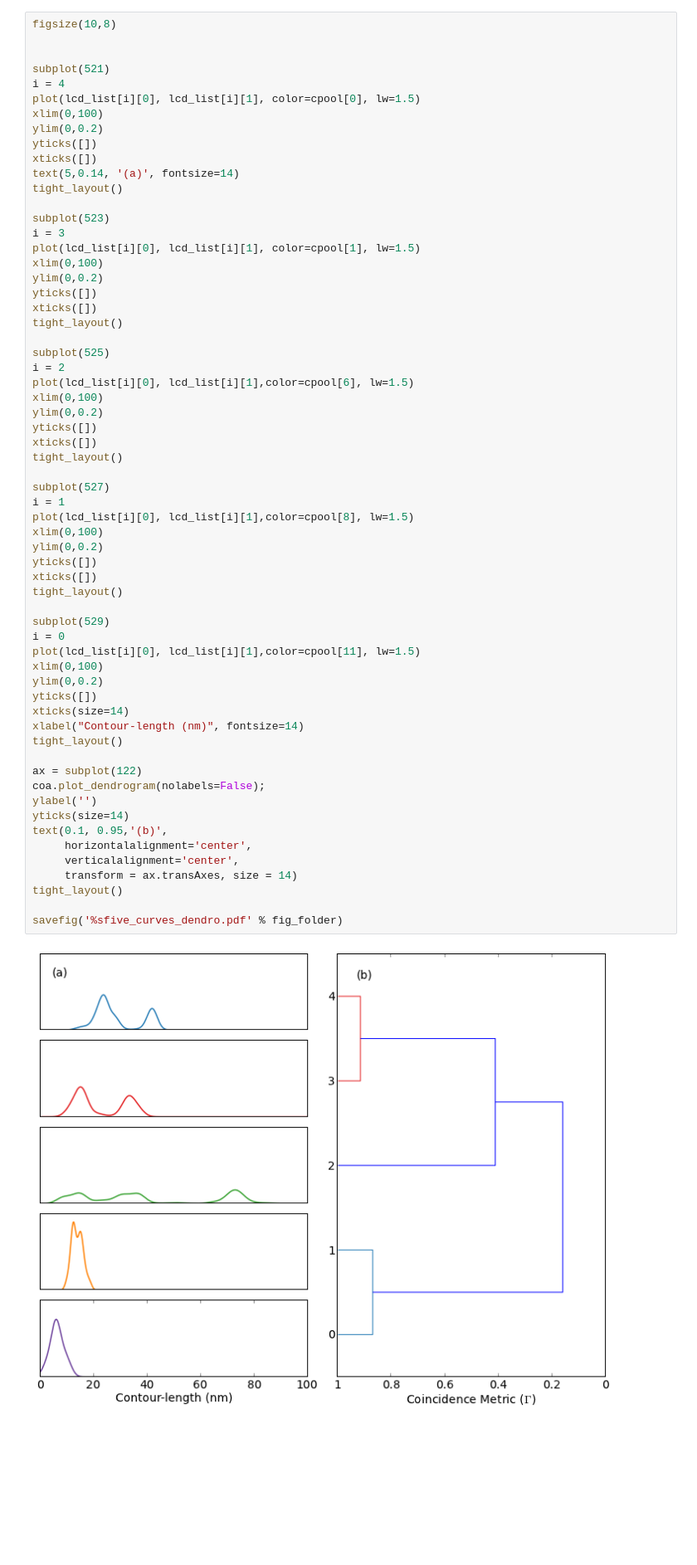
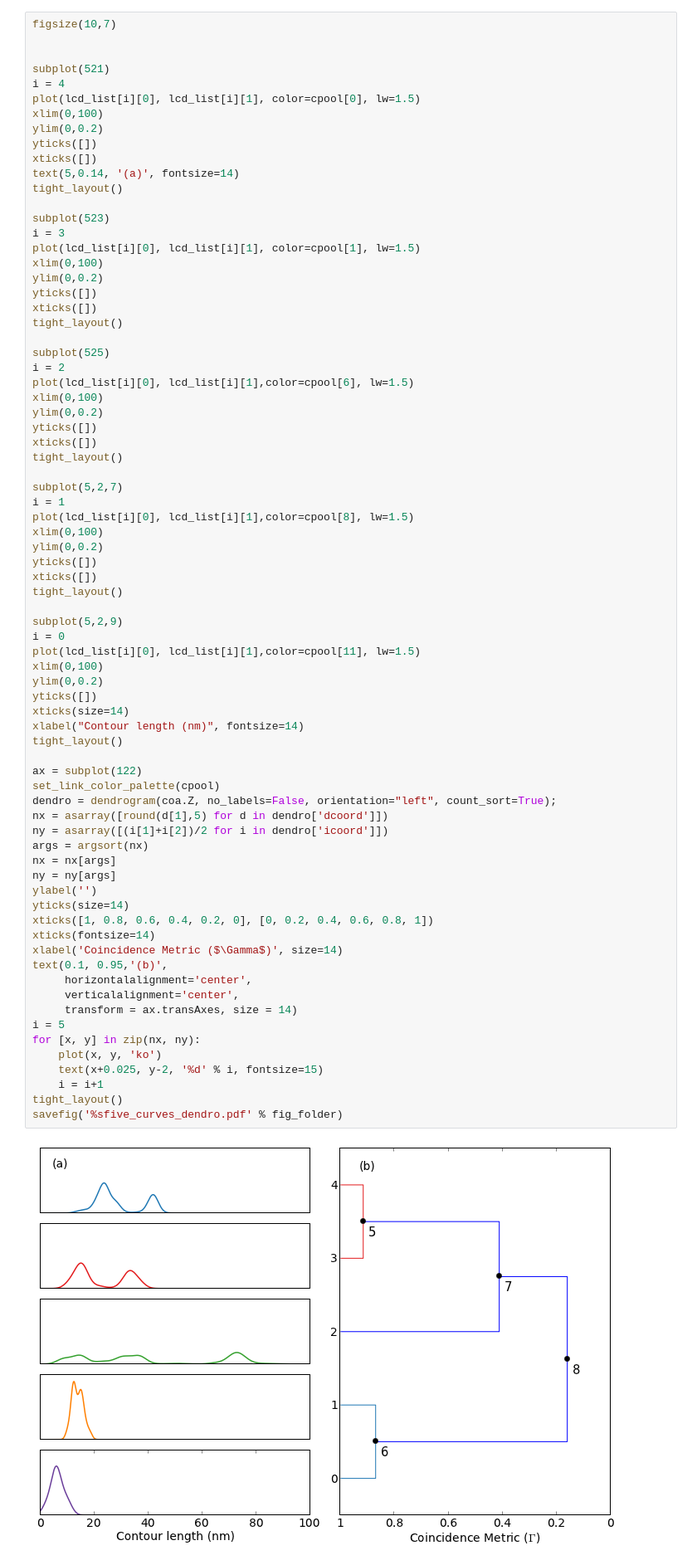
Before and after one commit to hilaryjoyce/smfs-data-analysis, a Jupyter notebook: Thesis figures.ipynb, the cells around one changed output. Shown at 83% size. Drawn from its saved outputs; the diff is of its cells as text; blank space fills up the shorter version.

Commit message:
more thesis figures

```diff
--- a/Thesis figures.ipynb
+++ b/Thesis figures.ipynb
@@ -1316,5 +1454,5 @@ lcd_list = [c.load2Col(file) for file in coa.list_density_files()]
 # %%
-figsize(10,8)
+figsize(10,7)
 
 
 subplot(521)
@@ -1344,36 +1482,49 @@ ylim(0,0.2)
 yticks([])
 xticks([])
 tight_layout()
 
-subplot(527)
+subplot(5,2,7)
 i = 1
 plot(lcd_list[i][0], lcd_list[i][1],color=cpool[8], lw=1.5)
 xlim(0,100)
 ylim(0,0.2)
 yticks([])
 xticks([])
 tight_layout()
 
-subplot(529)
+subplot(5,2,9)
 i = 0
 plot(lcd_list[i][0], lcd_list[i][1],color=cpool[11], lw=1.5)
 xlim(0,100)
 ylim(0,0.2)
 yticks([])
 xticks(size=14)
-xlabel("Contour-length (nm)", fontsize=14)
+xlabel("Contour length (nm)", fontsize=14)
 tight_layout()
 
 ax = subplot(122)
-coa.plot_dendrogram(nolabels=False);
+set_link_color_palette(cpool)
+dendro = dendrogram(coa.Z, no_labels=False, orientation="left", count_sort=True);
+nx = asarray([round(d[1],5) for d in dendro['dcoord']])
+ny = asarray([(i[1]+i[2])/2 for i in dendro['icoord']])
+args = argsort(nx)
+nx = nx[args]
+ny = ny[args]
 ylabel('')
 yticks(size=14)
+xticks([1, 0.8, 0.6, 0.4, 0.2, 0], [0, 0.2, 0.4, 0.6, 0.8, 1])
+xticks(fontsize=14)
+xlabel('Coincidence Metric ($\Gamma$)', size=14)
 text(0.1, 0.95,'(b)',
      horizontalalignment='center',
      verticalalignment='center',
      transform = ax.transAxes, size = 14)
+i = 5
+for [x, y] in zip(nx, ny):
+    plot(x, y, 'ko')
+    text(x+0.025, y-2, '%d' % i, fontsize=15)
+    i = i+1
 tight_layout()
-
 savefig('%sfive_curves_dendro.pdf' % fig_folder)
 # %% [output]
-[figure, old version]
+[figure, new version]
```
Also changed, not shown: parts of 9 cells of this notebook.
